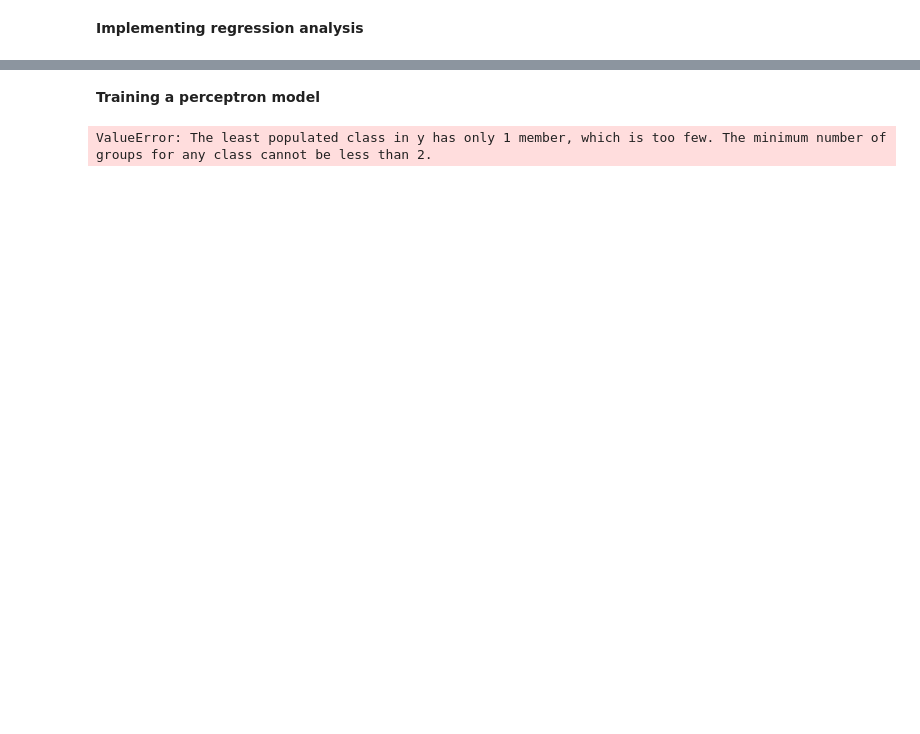
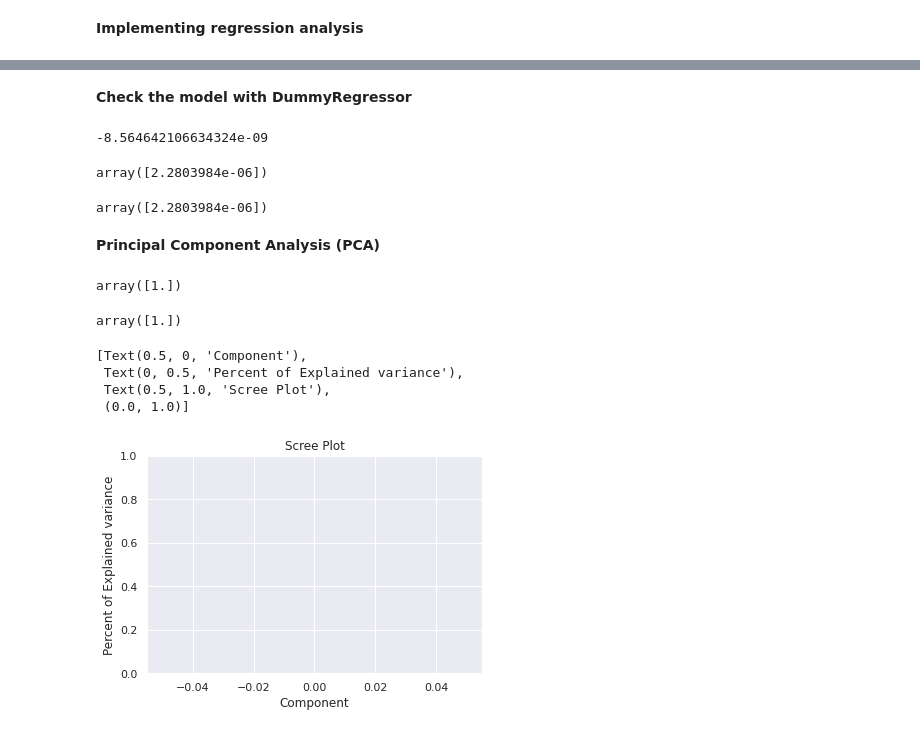
Before and after one commit to AleksandrMorozov123/Competition-on-kaggle-, a Jupyter notebook: h-m-personalized-fashion-recommendations.ipynb, the cells around one changed output, grey strips where cells are left out. Cells and saved outputs as stored; diff of their text form; code cells hidden in the pictures; blank space fills up the shorter version.

```diff
--- a/h-m-personalized-fashion-recommendations.ipynb
+++ b/h-m-personalized-fashion-recommendations.ipynb
@@ -396,24 +386,47 @@ Text(0, 0.5, 'y-Axis')
-# %% [markdown]
-**Training a perceptron model**
-# %%
-import numpy as np
-X = dataC [['age']]
-y = dataST [['price', 'article_id']]
-from sklearn.model_selection import train_test_split
-X_train, X_test, y_train, y_test = train_test_split (X, y, test_size=0.3, random_state=1, stratify=y)
-
-from sklearn.preprocessing import StandardScaler
-sc = StandardScaler ()
-sc.fit (X_train)
-X_train_std = sc.transform (X_train)
-X_test_std = sc.transform (X_test)
-
-from sklearn.linear_model import Perceptron
-
-ppn = Perceptron (n_iter = 40, eta0 = 0.1, random_state = 1)
-ppn.fit (X_train_std, y_train)
-
-y_pred = ppn.predict (X_test_std)
-print ('Misclassified samples: %d' % (y_test != y_pred).sum ())
-# %% [output]
-ValueError: The least populated class in y has only 1 member, which is too few. The minimum number of groups for any class cannot be less than 2.
+# %% [markdown]
+**Check the model with DummyRegressor**
+# %%
+from sklearn.dummy import DummyRegressor
+dr = DummyRegressor ()
+dr.fit (X_train, y_train)
+dr.score (X_test, y_test)
+# %% [output]
+-8.564642106634324e-09
+# %%
+from sklearn.linear_model import LinearRegression
+lr = LinearRegression ()
+lr.fit (X_train, y_train)
+lr.score (X_test, y_test)
+# %% [output]
+array([2.2803984e-06])
+# %%
+lr.coef_
+# %% [output]
+array([2.2803984e-06])
+# %% [markdown]
+**Principal Component Analysis (PCA)**
+# %%
+from sklearn.decomposition import PCA
+from sklearn.preprocessing import StandardScaler
+pca = PCA (random_state=42)
+X_pca = pca.fit_transform (StandardScaler ().fit_transform (X))
+pca.explained_variance_ratio_
+# %% [output]
+array([1.])
+# %%
+pca.components_[0]
+# %% [output]
+array([1.])
+# %%
+fig, ax = plt.subplots (figsize=(6, 4))
+ax.plot(pca.explained_variance_ratio_)
+ax.set(xlabel="Component",
+      ylabel="Percent of Explained variance",
+      title="Scree Plot",
+      ylim=(0, 1))
+# %% [output]
+[Text(0.5, 0, 'Component'),
+ Text(0, 0.5, 'Percent of Explained variance'),
+ Text(0.5, 1.0, 'Scree Plot'),
+ (0.0, 1.0)]
+[figure, added]
```
Also changed, not shown: parts of 6 cells of this notebook.
